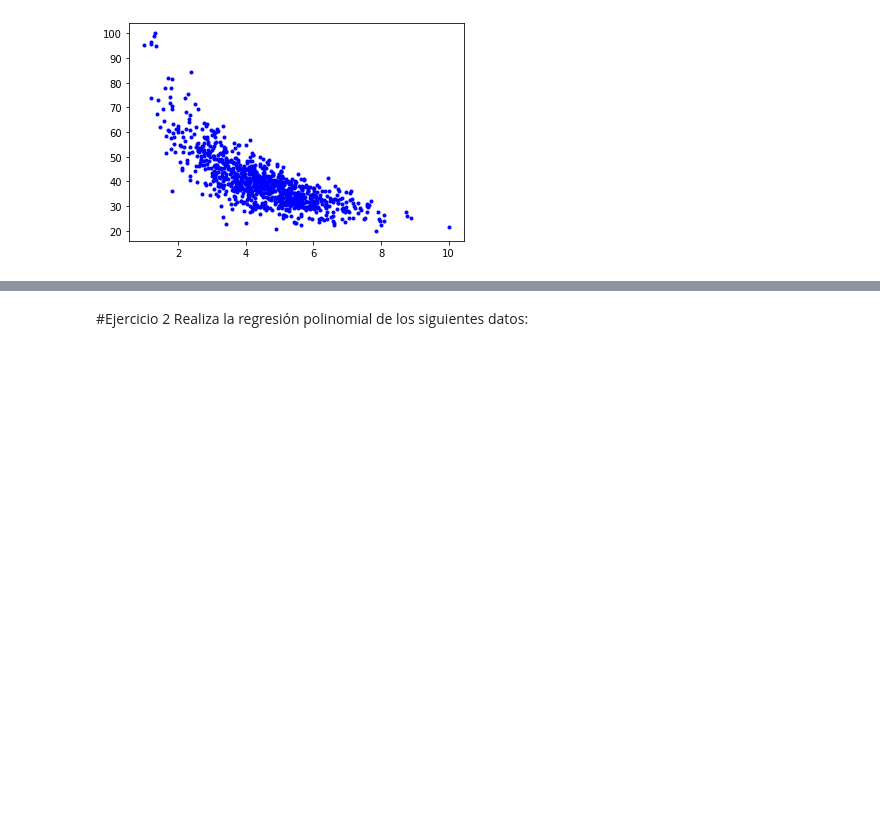
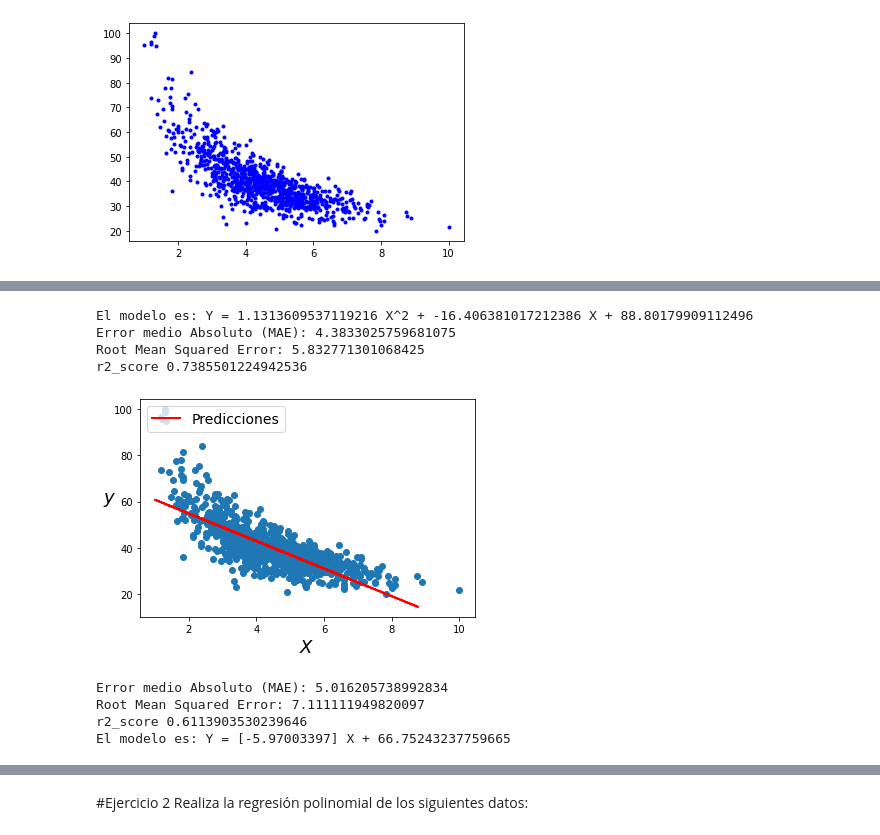
Before and after one commit to PosgradoMNA/Actividades_de_Aprendizaje_A01793670_BryanAlvaradoCruz, a Jupyter notebook: A01793670_Actividad_Semanal_7_Regresiones.ipynb, the cells around one changed output, grey strips where cells are left out. Cells and saved outputs as stored; diff of their text form; code cells hidden in the pictures; blank space fills up the shorter version.

```diff
--- a/A01793670_Actividad_Semanal_7_Regresiones.ipynb
+++ b/A01793670_Actividad_Semanal_7_Regresiones.ipynb
@@ -314,0 +425,60 @@ plt.plot(X,y,'b.')
+# %%
+#Los errores
+from sklearn import metrics
+from sklearn.metrics import r2_score
+
+
+print('El modelo es: Y =', regresion_lineal_poli.coef_[1],'X^2 +', regresion_lineal_poli.coef_[0],'X +',regresion_lineal_poli.intercept_)
+
+mae_regresion_lineal_multiple = metrics.mean_absolute_error(y_test,y_con_regresion_poli)
+lista_para_mae.append(mae_regresion_lineal_multiple) #Ojo con los corchetes y los parentesis, en el ppend debe de ser con parentesis, pero en la deficnion es con corchetes para no hacer tuplas,
+r2_regresion_lineal_multiple = r2_score(y_test,y_con_regresion_poli)
+lista_para_r2.append(r2_regresion_lineal_multiple)
+
+metrica_mae = metrics.mean_absolute_error(y_test, y_con_regresion_poli)
+
+r2Score = r2_score(y_test, y_con_regresion_poli)
+
+print('Error medio Absoluto (MAE):', metrica_mae)
+print('Root Mean Squared Error:', np.sqrt(metrics.mean_squared_error(y_test, y_con_regresion_poli)))
+print('r2_score',r2Score)
+# %% [output]
+El modelo es: Y = 1.1313609537119216 X^2 + -16.406381017212386 X + 88.80179909112496
+Error medio Absoluto (MAE): 4.3833025759681075
+Root Mean Squared Error: 5.832771301068425
+r2_score 0.7385501224942536
+# %%
+#Ridge
+mi_ridge = Ridge(alpha=5.0,fit_intercept=True) # el 5  es recomendacion de los que ya probaron, pero le pueden poner lo que sea para hacer prueba
+mi_ridge.fit(X_train, y_train)
+X_para_ridge = X_test  #Aqui recordemos que se hace con los de prueba, no con los de entrenamiento
+y_para_ridge = mi_ridge.predict(X_para_ridge)
+plt.scatter(X_train, y_train)
+plt.plot(X_para_ridge, y_para_ridge, "r-", linewidth=2, label="Predicciones")
+plt.xlabel("$X$", fontsize=18)
+plt.ylabel("$y$", rotation=0, fontsize=18)
+plt.legend(loc="upper left", fontsize=14);
+# %% [output]
+[figure, added]
+# %%
+#metricas del ridge
+
+mae_ridge = metrics.mean_absolute_error(y_test,y_para_ridge)
+lista_para_mae.append(mae_ridge)
+r2_ridge= r2_score(y_test,y_para_ridge)
+lista_para_r2.append(r2_ridge)
+
+metrica_mae_ridge = metrics.mean_absolute_error(y_test, y_para_ridge)
+r2Score = r2_score(y_test, y_para_ridge)
+print('Error medio Absoluto (MAE):', metrica_mae_ridge)
+print('Root Mean Squared Error:', np.sqrt(metrics.mean_squared_error(y_test, y_para_ridge)))
+print('r2_score',r2Score)
+
+#La ecuacion
+
+print('El modelo es: Y =', mi_ridge.coef_,'X +', mi_ridge.intercept_)
+# %% [output]
+Error medio Absoluto (MAE): 5.016205738992834
+Root Mean Squared Error: 7.111111949820097
+r2_score 0.6113903530239646
+El modelo es: Y = [-5.97003397] X + 66.75243237759665
```
Also changed, not shown: parts of 25 cells of this notebook.
